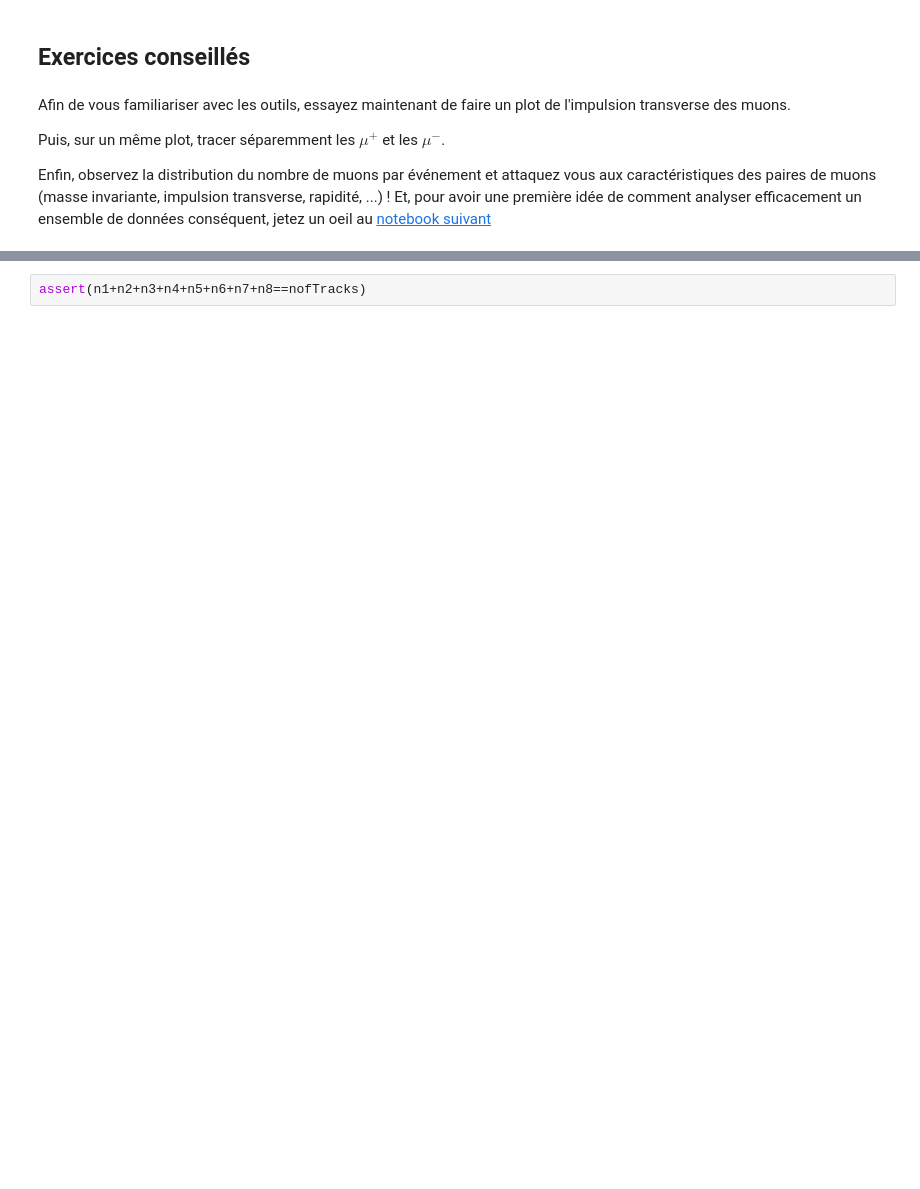
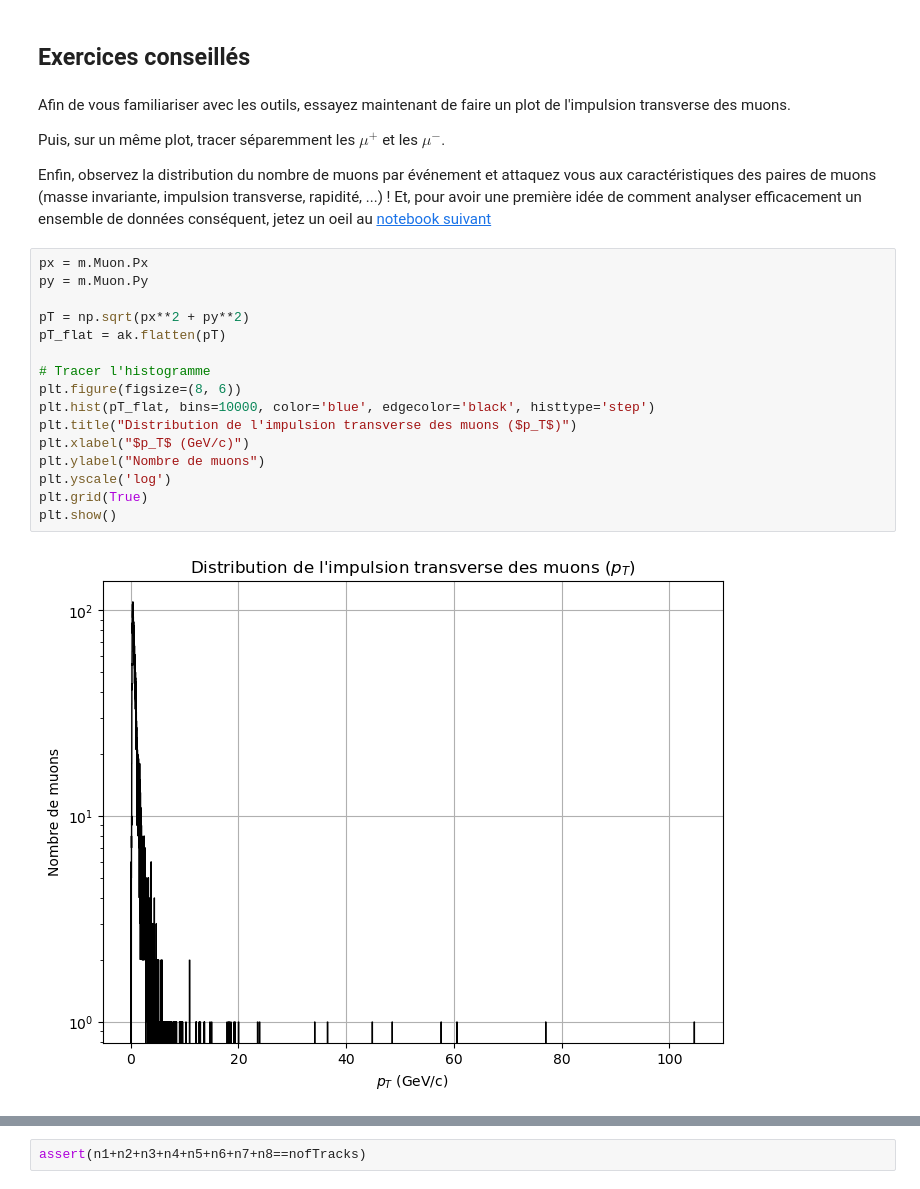
Before and after one commit to nantes-m2-rps-exp/qqbar2mumu-2024, a Jupyter notebook: notebooks/01-muon-eta-distribution.ipynb, the cells around one changed output, grey strips where cells are left out. Drawn from its saved outputs; the diff is of its cells as text; blank space fills up the shorter version.

```diff
--- a/notebooks/01-muon-eta-distribution.ipynb
+++ b/notebooks/01-muon-eta-distribution.ipynb
@@ -132,3 +233,21 @@ Puis, sur un même plot, tracer séparemment les $\mu^+$ et les $\mu^-$.
 
 Enfin, observez la distribution du nombre de muons par événement et attaquez vous aux caractéristiques des paires de muons (masse invariante, impulsion transverse, rapidité, ...) !
 Et, pour avoir une première idée de comment analyser efficacement un ensemble de données conséquent, jetez un oeil au [notebook suivant](./02-analyze-more-data.ipynb)
+# %%
+px = m.Muon.Px
+py = m.Muon.Py
+
+pT = np.sqrt(px**2 + py**2)
+pT_flat = ak.flatten(pT)
+
+# Tracer l'histogramme
+plt.figure(figsize=(8, 6))
+plt.hist(pT_flat, bins=10000, color='blue', edgecolor='black', histtype='step')
+plt.title("Distribution de l'impulsion transverse des muons ($p_T$)")
+plt.xlabel("$p_T$ (GeV/c)")
+plt.ylabel("Nombre de muons")
+plt.yscale('log')
+plt.grid(True)
+plt.show()
+# %% [output]
+[figure, added]
```
Also changed, not shown: parts of 16 cells of this notebook, 4 other files.
